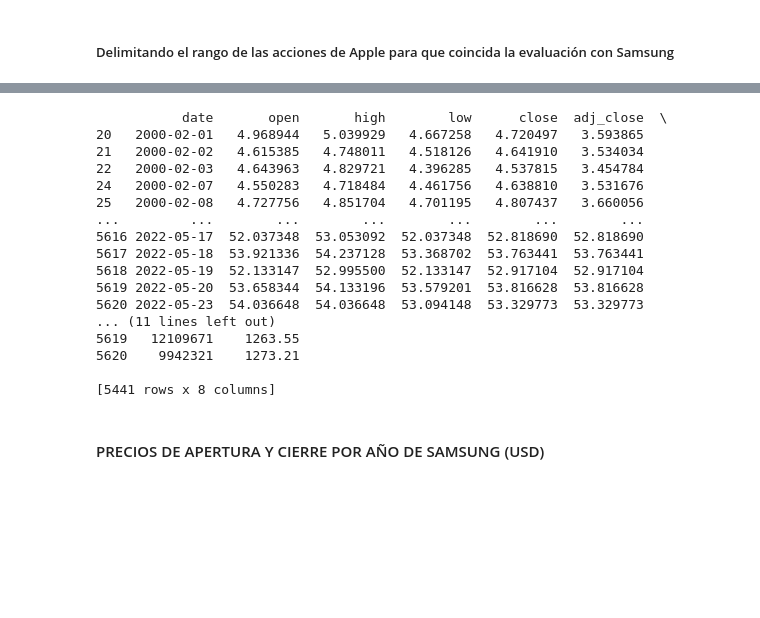
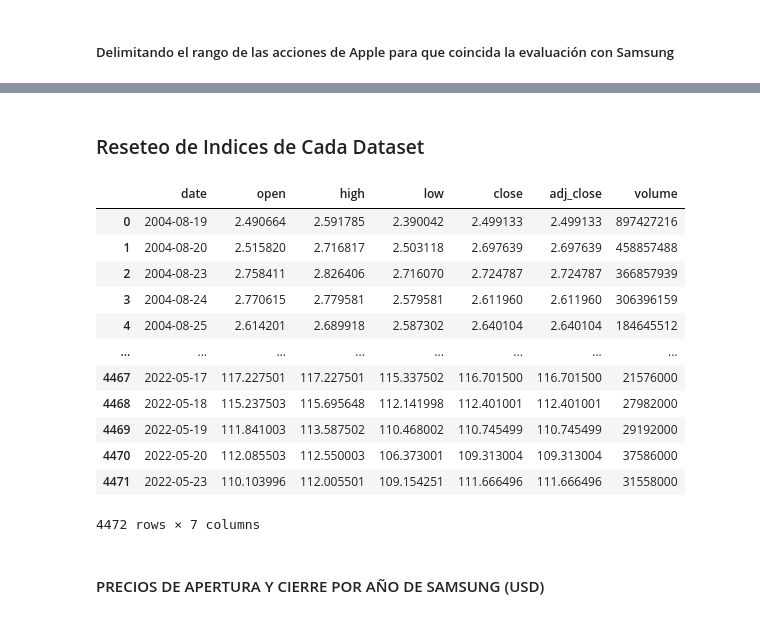
Before and after one commit to LatteMiguelangel/DataMasters_Finance_Analysis_Proyect, a Jupyter notebook: notebooks/visualization_tests.ipynb, the cells around one changed output, grey strips where cells are left out. Cells and saved outputs as stored; diff of their text form; code cells hidden in the pictures; blank space fills up the shorter version.

Commit message:
uploadled new datasets

```diff
--- a/notebooks/visualization_tests.ipynb
+++ b/notebooks/visualization_tests.ipynb
@@ -20,6 +24,10 @@ won_to_usd_04_22_df = won_to_usd_04_22_df[['Date', 'KRW=X']]
 #eliminar filas con valores nulos
 samsung_df = samsung_df.dropna()
 apple_df = apple_df.dropna()
+amazon_df = amazon_df.dropna()
+microsoft_df = microsoft_df.dropna()
+nvidia_df = nvidia_df.dropna()
+google_df = google_df.dropna()
 won_to_usd_00_17_df = won_to_usd_00_17_df.dropna()
 won_to_usd_04_22_df = won_to_usd_04_22_df.dropna()
 #eliminar filas con valores .
@@ -31,6 +39,10 @@ won_to_usd_04_22_df = won_to_usd_04_22_df[won_to_usd_04_22_df['KRW=X'] != '.']
 # Dar formato de fecha a las columnas con fechas
 samsung_df['Date'] = pd.to_datetime(samsung_df['Date'])
 apple_df['Date'] = pd.to_datetime(apple_df['Date'])
+amazon_df['Date'] = pd.to_datetime(amazon_df['Date'])
+microsoft_df['Date'] = pd.to_datetime(microsoft_df['Date'], format='%m/%d/%Y')
+nvidia_df['Date'] = pd.to_datetime(nvidia_df['Date'])
+google_df['Date'] = pd.to_datetime(google_df['Date'])
 won_to_usd_00_17_df['DATE'] = pd.to_datetime(won_to_usd_00_17_df['DATE'])
 won_to_usd_04_22_df['Date'] = pd.to_datetime(won_to_usd_04_22_df['Date'])
 # %% [markdown]
@@ -39,6 +51,10 @@ won_to_usd_04_22_df['Date'] = pd.to_datetime(won_to_usd_04_22_df['Date'])
 #renombrado de columnas
 samsung_df.rename(columns={'Date': 'date', 'Open': 'open', 'High': 'high', 'Low': 'low', 'Close': 'close', 'Adj Close': 'adj_close', 'Volume': 'volume'}, inplace=True)
 apple_df.rename(columns={'Date': 'date', 'Open': 'open', 'High': 'high', 'Low': 'low', 'Close': 'close', 'Adj Close': 'adj_close', 'Volume': 'volume'}, inplace=True)
+amazon_df.rename(columns={'Date': 'date', 'Open': 'open', 'High': 'high', 'Low': 'low', 'Close': 'close', 'Adj Close': 'adj_close', 'Volume': 'volume'}, inplace=True)
+microsoft_df.rename(columns={'Date': 'date', 'Open': 'open', 'High': 'high', 'Low': 'low', 'Close': 'close', 'Adj Close': 'adj_close', 'Volume': 'volume'}, inplace=True)
+nvidia_df.rename(columns={'Date': 'date', 'Open': 'open', 'High': 'high', 'Low': 'low', 'Close': 'close', 'Adj Close': 'adj_close', 'Volume': 'volume'}, inplace=True)
+google_df.rename(columns={'Date': 'date', 'Open': 'open', 'High': 'high', 'Low': 'low', 'Close': 'close', 'Adj Close': 'adj_close', 'Volume': 'volume'}, inplace=True)
 won_to_usd_00_17_df.rename(columns={'DATE': 'date', 'DEXKOUS': 'dollar'}, inplace=True)
 won_to_usd_04_22_df.rename(columns={'Date': 'date', 'KRW=X': 'dollar'}, inplace=True)
 # %% [markdown]
@@ -98,23 +88,36 @@ print(apple_df)
-# %%
-print(samsung_df)
-# %% [output]
-           date       open       high        low      close  adj_close  \
-20   2000-02-01   4.968944   5.039929   4.667258   4.720497   3.593865
-21   2000-02-02   4.615385   4.748011   4.518126   4.641910   3.534034
-22   2000-02-03   4.643963   4.829721   4.396285   4.537815   3.454784
-24   2000-02-07   4.550283   4.718484   4.461756   4.638810   3.531676
-25   2000-02-08   4.727756   4.851704   4.701195   4.807437   3.660056
-...         ...        ...        ...        ...        ...        ...
-5616 2022-05-17  52.037348  53.053092  52.037348  52.818690  52.818690
-5617 2022-05-18  53.921336  54.237128  53.368702  53.763441  53.763441
-5618 2022-05-19  52.133147  52.995500  52.133147  52.917104  52.917104
-5619 2022-05-20  53.658344  54.133196  53.579201  53.816628  53.816628
-5620 2022-05-23  54.036648  54.036648  53.094148  53.329773  53.329773
-... (11 lines left out)
-5619   12109671    1263.55
-5620    9942321    1273.21
-
-[5441 rows x 8 columns]
+# %%
+#2022-05-23 -> 23 de Mayo del 2022
+#2000-02-01 -> 2 de Febrero del 2000
+START = samsung_df['date'].min()
+END = samsung_df['date'].max()
+apple_df = apple_df[(apple_df['date'] >= START) & (apple_df['date'] <= END)]
+amazon_df = amazon_df[(amazon_df['date'] >= START) & (amazon_df['date'] <= END)]
+microsoft_df = microsoft_df[(microsoft_df['date'] >= START) & (microsoft_df['date'] <= END)]
+nvidia_df = nvidia_df[(nvidia_df['date'] >= START) & (nvidia_df['date'] <= END)]
+google_df = google_df[(google_df['date'] >= START) & (google_df['date'] <= END)]
+# %% [markdown]
+### Reseteo de Indices de Cada Dataset
+# %%
+samsung_df.reset_index(drop=True, inplace=True)
+apple_df.reset_index(drop=True, inplace=True)
+amazon_df.reset_index(drop=True, inplace=True)
+microsoft_df.reset_index(drop=True, inplace=True)
+nvidia_df.reset_index(drop=True, inplace=True)
+google_df.reset_index(drop=True, inplace=True)
+# %% [output]
+|  | date | open | high | low | close | adj_close | volume |
+| 0 | 2004-08-19 | 2.490664 | 2.591785 | 2.390042 | 2.499133 | 2.499133 | 897427216 |
+| 1 | 2004-08-20 | 2.515820 | 2.716817 | 2.503118 | 2.697639 | 2.697639 | 458857488 |
+| 2 | 2004-08-23 | 2.758411 | 2.826406 | 2.716070 | 2.724787 | 2.724787 | 366857939 |
+| 3 | 2004-08-24 | 2.770615 | 2.779581 | 2.579581 | 2.611960 | 2.611960 | 306396159 |
+| 4 | 2004-08-25 | 2.614201 | 2.689918 | 2.587302 | 2.640104 | 2.640104 | 184645512 |
+| ... | ... | ... | ... | ... | ... | ... | ... |
+| 4467 | 2022-05-17 | 117.227501 | 117.227501 | 115.337502 | 116.701500 | 116.701500 | 21576000 |
+| 4468 | 2022-05-18 | 115.237503 | 115.695648 | 112.141998 | 112.401001 | 112.401001 | 27982000 |
+| 4469 | 2022-05-19 | 111.841003 | 113.587502 | 110.468002 | 110.745499 | 110.745499 | 29192000 |
+| 4470 | 2022-05-20 | 112.085503 | 112.550003 | 106.373001 | 109.313004 | 109.313004 | 37586000 |
+| 4471 | 2022-05-23 | 110.103996 | 112.005501 | 109.154251 | 111.666496 | 111.666496 | 31558000 |
+4472 rows × 7 columns
 # %% [markdown]
 #### PRECIOS DE APERTURA Y CIERRE POR AÑO DE SAMSUNG (USD)
 # %%
```
Also changed, not shown: parts of 4 cells of this notebook, 8 other files.
